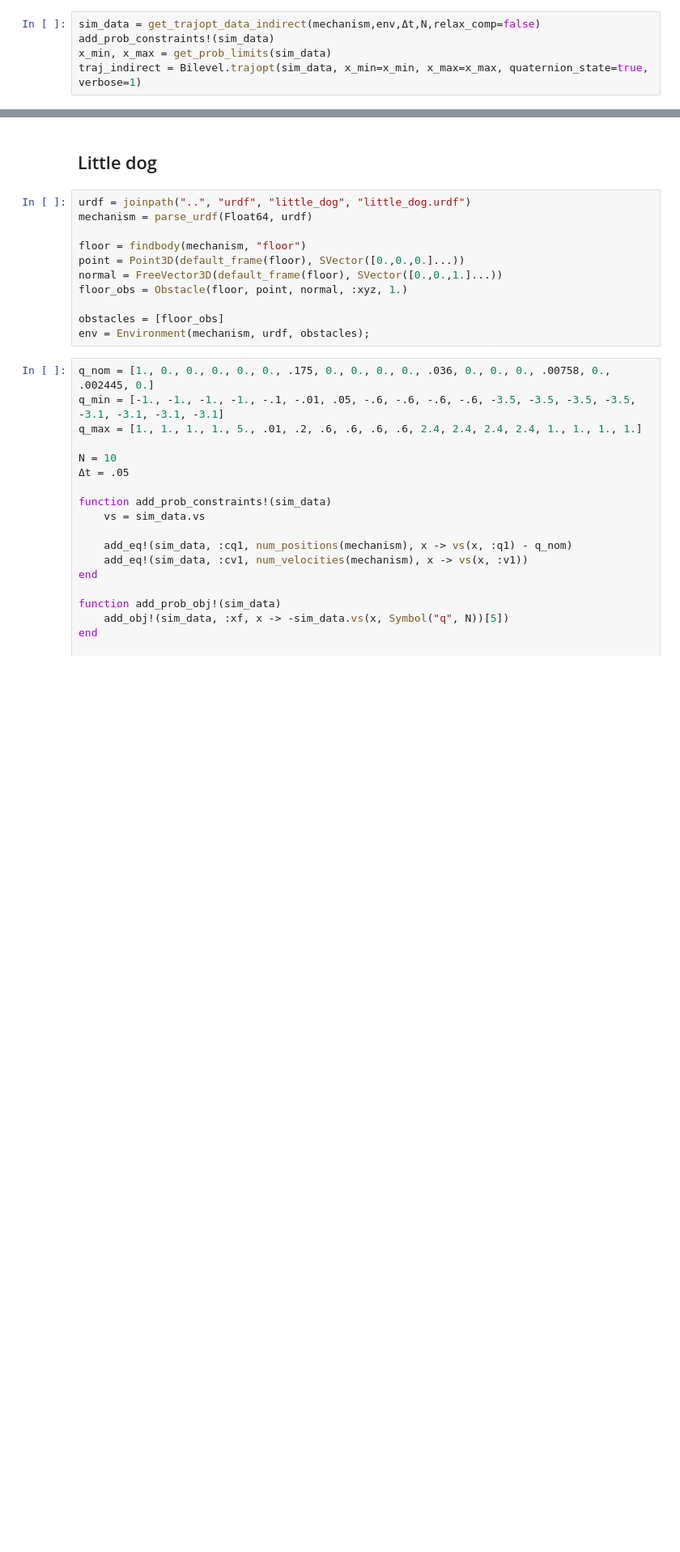
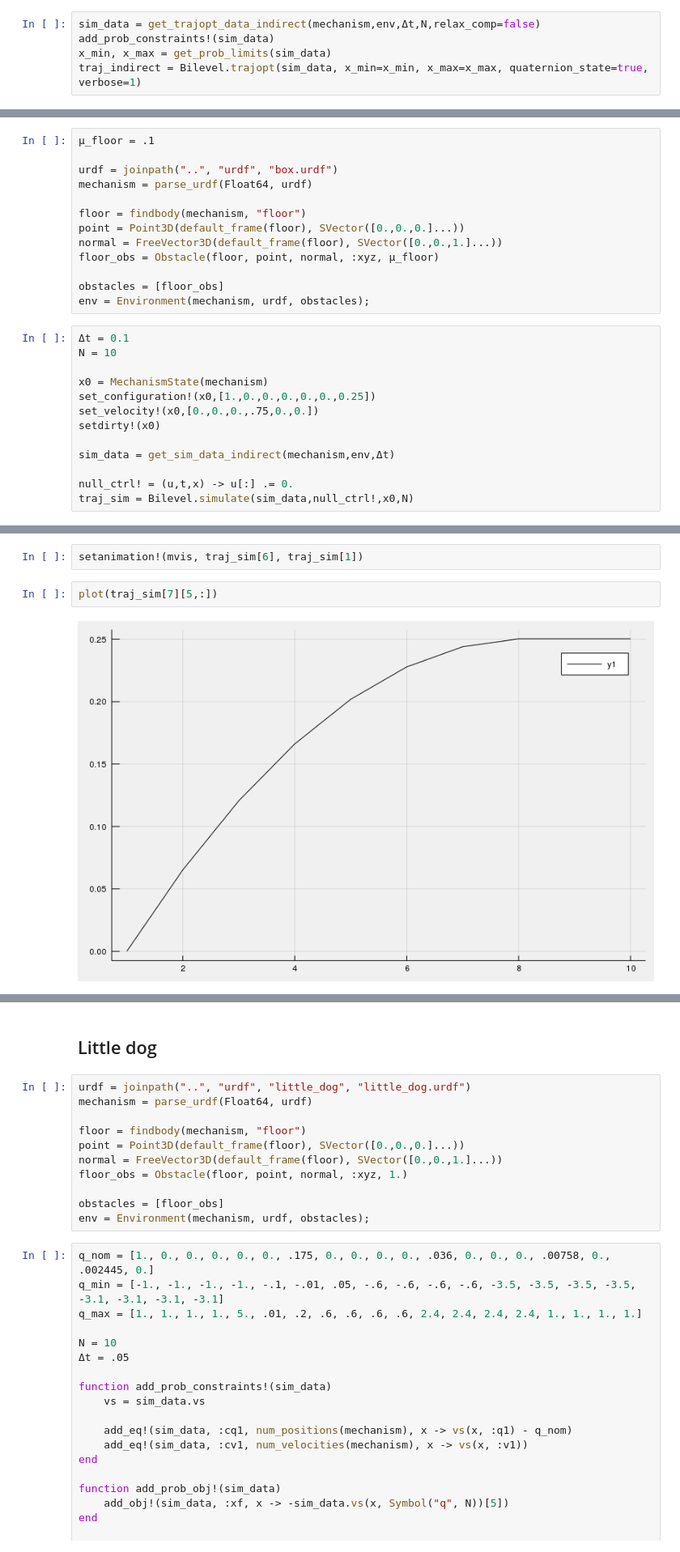
Before and after one commit to blandry/Bilevel.jl, a Jupyter notebook: notebooks/Trajectory Optimization.ipynb, the cells around one changed output, grey strips where cells are left out. Shown at 81% size. Saved outputs shown, nothing was run; the diff lists cells and outputs as text; blank space fills up the shorter version.

```diff
--- a/notebooks/Trajectory Optimization.ipynb
+++ b/notebooks/Trajectory Optimization.ipynb
@@ -92,0 +89,26 @@ UndefVarError: UndefVarError: Av not defined
+# %%
+μ_floor = .1
+
+urdf = joinpath("..", "urdf", "box.urdf")
+mechanism = parse_urdf(Float64, urdf)
+
+floor = findbody(mechanism, "floor")
+point = Point3D(default_frame(floor), SVector([0.,0.,0.]...))
+normal = FreeVector3D(default_frame(floor), SVector([0.,0.,1.]...))
+floor_obs = Obstacle(floor, point, normal, :xyz, μ_floor)
+
+obstacles = [floor_obs]
+env = Environment(mechanism, urdf, obstacles);
+# %%
+Δt = 0.1
+N = 10
+
+x0 = MechanismState(mechanism)
+set_configuration!(x0,[1.,0.,0.,0.,0.,0.,0.25])
+set_velocity!(x0,[0.,0.,0.,.75,0.,0.])
+setdirty!(x0)
+
+sim_data = get_sim_data_indirect(mechanism,env,Δt)
+
+null_ctrl! = (u,t,x) -> u[:] .= 0.
+traj_sim = Bilevel.simulate(sim_data,null_ctrl!,x0,N)
@@ -92,0 +125,6 @@ UndefVarError: UndefVarError: Av not defined
+# %%
+setanimation!(mvis, traj_sim[6], traj_sim[1])
+# %%
+plot(traj_sim[7][5,:])
+# %% [output]
+[figure, added]
```
Also changed, not shown: parts of 12 cells of this notebook, 1 other file.
